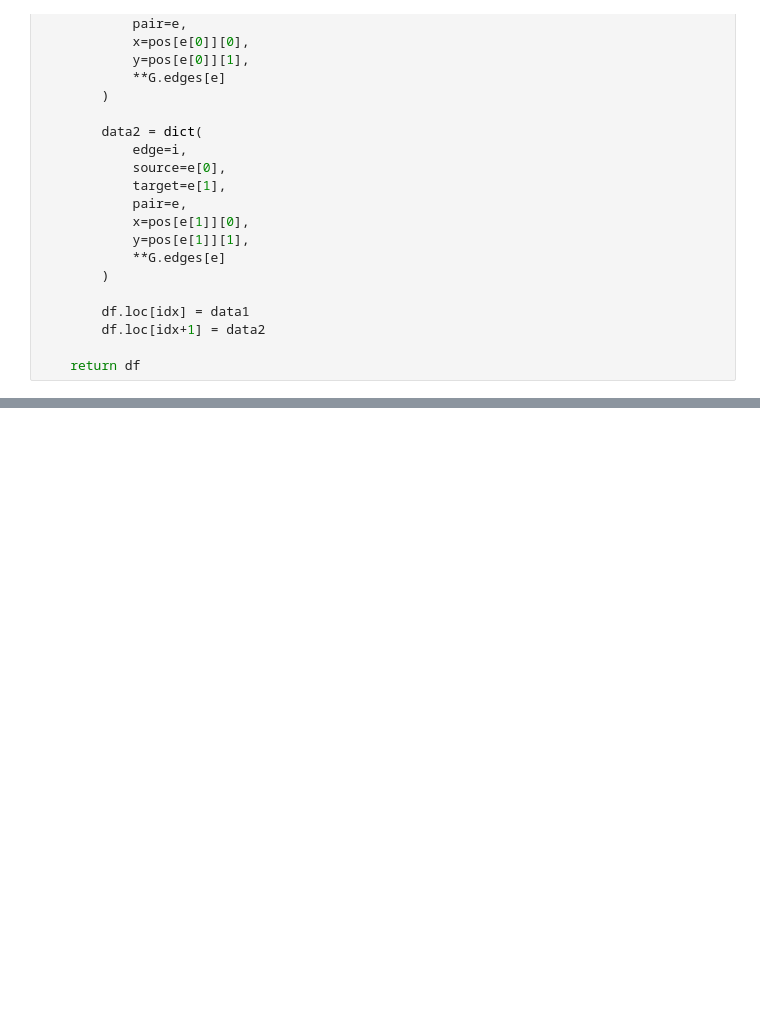
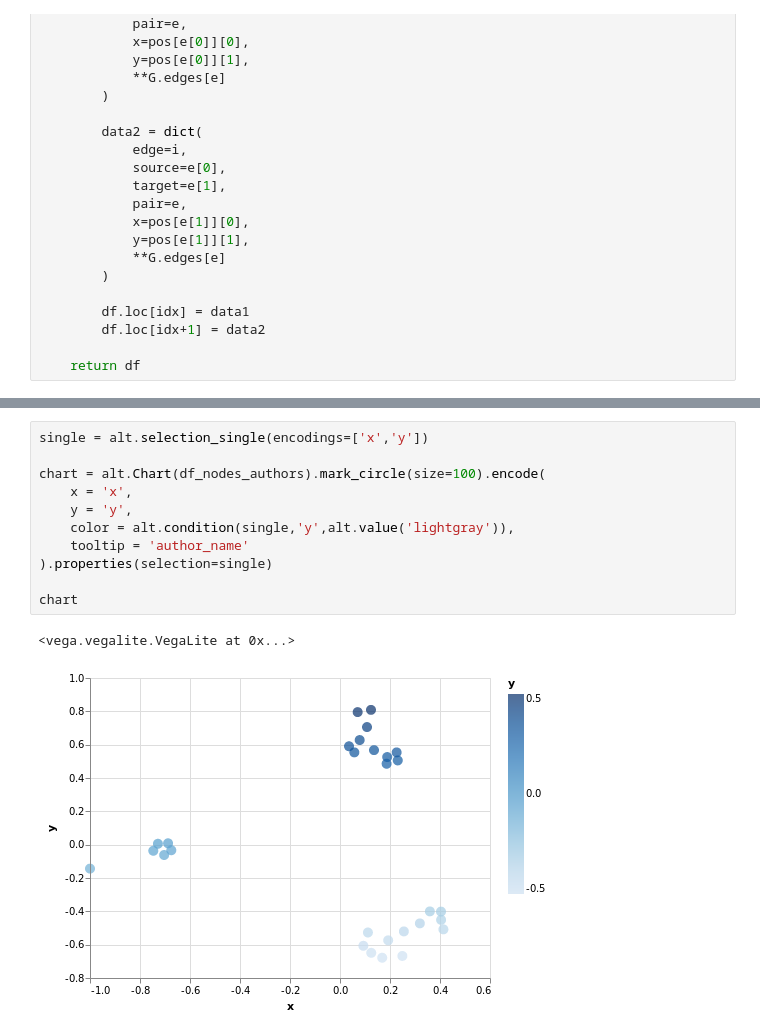
Before and after one commit to davibarreira/FDS-Homeworks, a Jupyter notebook: SandBox_Network.ipynb, the cells around one changed output, grey strips where cells are left out. Saved outputs shown, nothing was run; the diff lists cells and outputs as text; blank space fills up the shorter version.

```diff
--- a/SandBox_Network.ipynb
+++ b/SandBox_Network.ipynb
@@ -208,0 +276,14 @@ alt.Chart(df_nodes_authors).mark_point().encode(
+# %%
+single = alt.selection_single(encodings=['x','y'])
+
+chart = alt.Chart(df_nodes_authors).mark_circle(size=100).encode(
+    x = 'x',
+    y = 'y',
+    color = alt.condition(single,'y',alt.value('lightgray')),
+    tooltip = 'author_name'
+).properties(selection=single)
+
+chart
+# %% [output]
+<vega.vegalite.VegaLite at 0x...>
+[figure, added]
```
Also changed, not shown: parts of 12 cells of this notebook.
